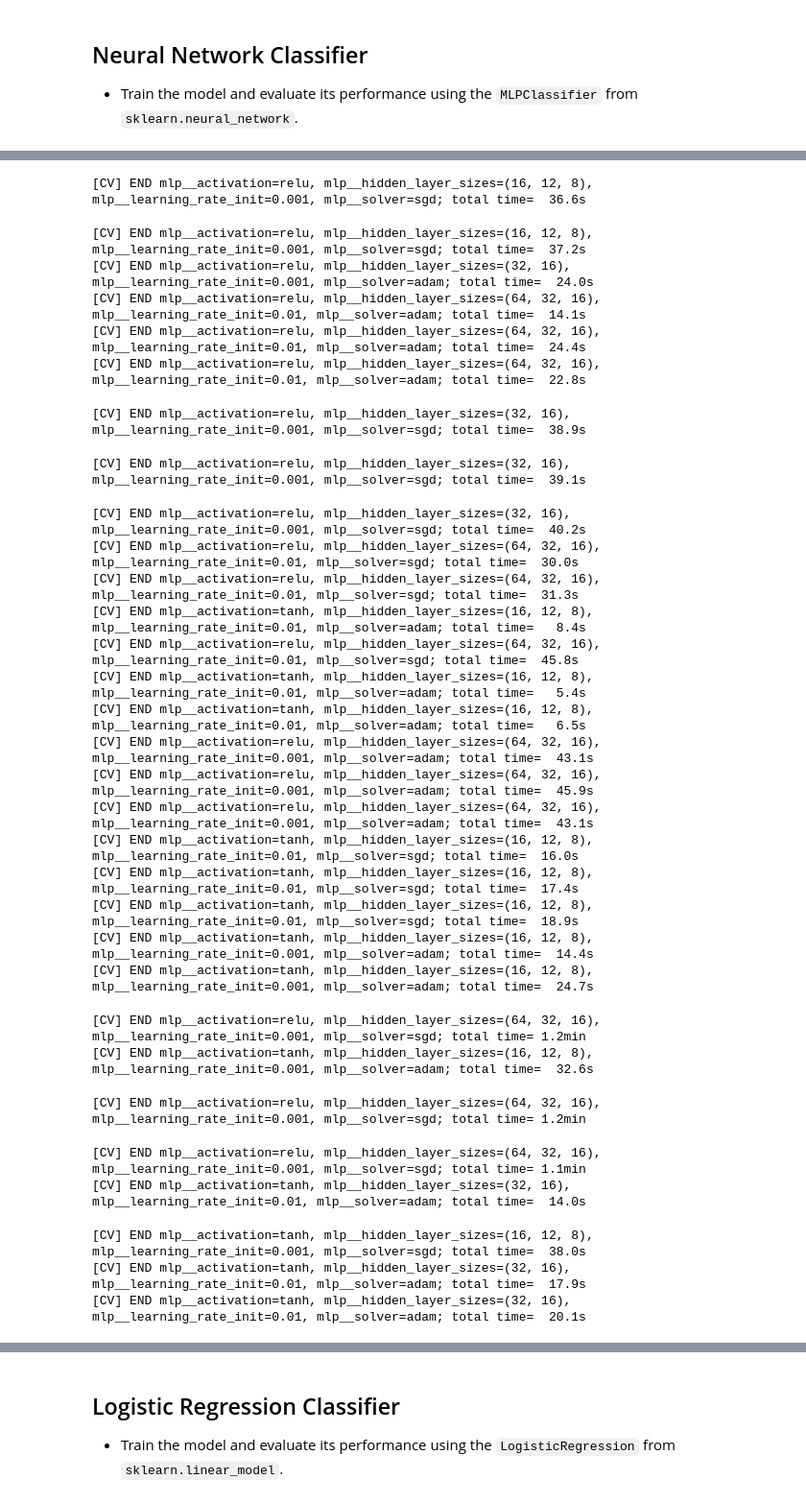
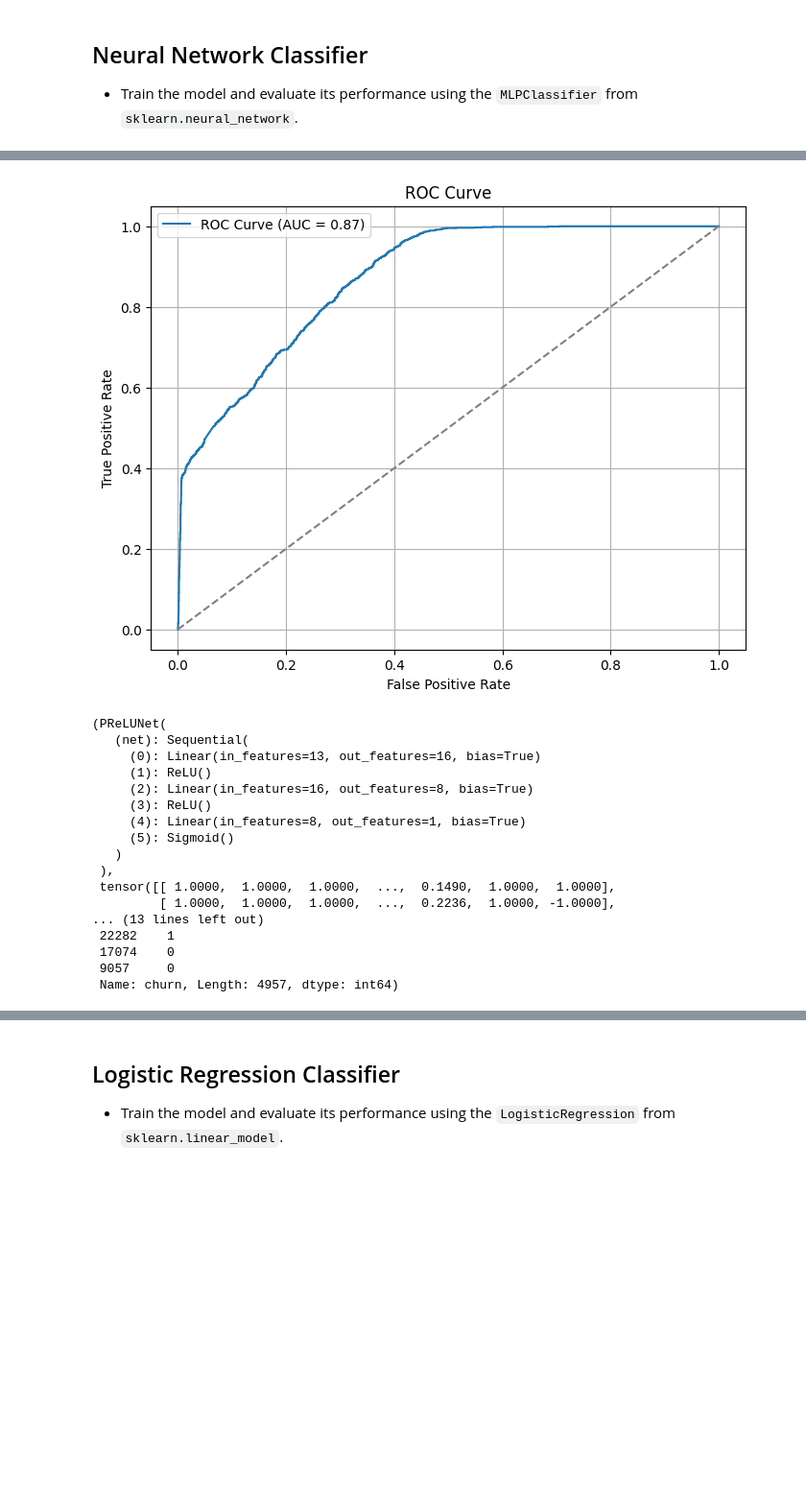
Before and after one commit to 1shaked/year_3, a Jupyter notebook: data mining/Final project Part 2/classfier.ipynb, the cells around one changed output, grey strips where cells are left out. Shown at 96% size. Saved outputs shown, nothing was run; the diff lists cells and outputs as text; code cells hidden in the pictures; blank space fills up the shorter version.

```diff
--- a/data mining/Final project Part 2/classfier.ipynb
+++ b/data mining/Final project Part 2/classfier.ipynb
@@ -596,3 +789,3 @@ Fitting 3 folds for each of 24 candidates, totalling 72 fits
 # %%
-NeuralNetworkClassifierTrain(X_res, y_res, X_test, y_test)
+NeuralNetworkClassifierTrain(X_res, y_res, X_test, y_test, epochs=200, batch_size=256, lr=0.001)
 # %% [output]
@@ -618,31 +809,18 @@ Fitting 3 folds for each of 24 candidates, totalling 72 fits
+[figure, added]
-[CV] END mlp__activation=relu, mlp__hidden_layer_sizes=(16, 12, 8), mlp__learning_rate_init=0.001, mlp__solver=sgd; total time=  36.6s
+(PReLUNet(
+   (net): Sequential(
+     (0): Linear(in_features=13, out_features=16, bias=True)
+     (1): ReLU()
+     (2): Linear(in_features=16, out_features=8, bias=True)
+     (3): ReLU()
+     (4): Linear(in_features=8, out_features=1, bias=True)
+     (5): Sigmoid()
+   )
+ ),
+ tensor([[ 1.0000,  1.0000,  1.0000,  ...,  0.1490,  1.0000,  1.0000],
+         [ 1.0000,  1.0000,  1.0000,  ...,  0.2236,  1.0000, -1.0000],
+... (13 lines left out)
+ 22282    1
+ 17074    0
+ 9057     0
+ Name: churn, Length: 4957, dtype: int64)
-[CV] END mlp__activation=relu, mlp__hidden_layer_sizes=(16, 12, 8), mlp__learning_rate_init=0.001, mlp__solver=sgd; total time=  37.2s
-[CV] END mlp__activation=relu, mlp__hidden_layer_sizes=(32, 16), mlp__learning_rate_init=0.001, mlp__solver=adam; total time=  24.0s
-[CV] END mlp__activation=relu, mlp__hidden_layer_sizes=(64, 32, 16), mlp__learning_rate_init=0.01, mlp__solver=adam; total time=  14.1s
-[CV] END mlp__activation=relu, mlp__hidden_layer_sizes=(64, 32, 16), mlp__learning_rate_init=0.01, mlp__solver=adam; total time=  24.4s
-[CV] END mlp__activation=relu, mlp__hidden_layer_sizes=(64, 32, 16), mlp__learning_rate_init=0.01, mlp__solver=adam; total time=  22.8s
-[CV] END mlp__activation=relu, mlp__hidden_layer_sizes=(32, 16), mlp__learning_rate_init=0.001, mlp__solver=sgd; total time=  38.9s
-[CV] END mlp__activation=relu, mlp__hidden_layer_sizes=(32, 16), mlp__learning_rate_init=0.001, mlp__solver=sgd; total time=  39.1s
-[CV] END mlp__activation=relu, mlp__hidden_layer_sizes=(32, 16), mlp__learning_rate_init=0.001, mlp__solver=sgd; total time=  40.2s
-[CV] END mlp__activation=relu, mlp__hidden_layer_sizes=(64, 32, 16), mlp__learning_rate_init=0.01, mlp__solver=sgd; total time=  30.0s
-[CV] END mlp__activation=relu, mlp__hidden_layer_sizes=(64, 32, 16), mlp__learning_rate_init=0.01, mlp__solver=sgd; total time=  31.3s
-[CV] END mlp__activation=tanh, mlp__hidden_layer_sizes=(16, 12, 8), mlp__learning_rate_init=0.01, mlp__solver=adam; total time=   8.4s
-[CV] END mlp__activation=relu, mlp__hidden_layer_sizes=(64, 32, 16), mlp__learning_rate_init=0.01, mlp__solver=sgd; total time=  45.8s
-[CV] END mlp__activation=tanh, mlp__hidden_layer_sizes=(16, 12, 8), mlp__learning_rate_init=0.01, mlp__solver=adam; total time=   5.4s
-[CV] END mlp__activation=tanh, mlp__hidden_layer_sizes=(16, 12, 8), mlp__learning_rate_init=0.01, mlp__solver=adam; total time=   6.5s
-[CV] END mlp__activation=relu, mlp__hidden_layer_sizes=(64, 32, 16), mlp__learning_rate_init=0.001, mlp__solver=adam; total time=  43.1s
-[CV] END mlp__activation=relu, mlp__hidden_layer_sizes=(64, 32, 16), mlp__learning_rate_init=0.001, mlp__solver=adam; total time=  45.9s
-[CV] END mlp__activation=relu, mlp__hidden_layer_sizes=(64, 32, 16), mlp__learning_rate_init=0.001, mlp__solver=adam; total time=  43.1s
-[CV] END mlp__activation=tanh, mlp__hidden_layer_sizes=(16, 12, 8), mlp__learning_rate_init=0.01, mlp__solver=sgd; total time=  16.0s
-[CV] END mlp__activation=tanh, mlp__hidden_layer_sizes=(16, 12, 8), mlp__learning_rate_init=0.01, mlp__solver=sgd; total time=  17.4s
-[CV] END mlp__activation=tanh, mlp__hidden_layer_sizes=(16, 12, 8), mlp__learning_rate_init=0.01, mlp__solver=sgd; total time=  18.9s
-[CV] END mlp__activation=tanh, mlp__hidden_layer_sizes=(16, 12, 8), mlp__learning_rate_init=0.001, mlp__solver=adam; total time=  14.4s
-[CV] END mlp__activation=tanh, mlp__hidden_layer_sizes=(16, 12, 8), mlp__learning_rate_init=0.001, mlp__solver=adam; total time=  24.7s
-[CV] END mlp__activation=relu, mlp__hidden_layer_sizes=(64, 32, 16), mlp__learning_rate_init=0.001, mlp__solver=sgd; total time= 1.2min
-[CV] END mlp__activation=tanh, mlp__hidden_layer_sizes=(16, 12, 8), mlp__learning_rate_init=0.001, mlp__solver=adam; total time=  32.6s
-[CV] END mlp__activation=relu, mlp__hidden_layer_sizes=(64, 32, 16), mlp__learning_rate_init=0.001, mlp__solver=sgd; total time= 1.2min
-[CV] END mlp__activation=relu, mlp__hidden_layer_sizes=(64, 32, 16), mlp__learning_rate_init=0.001, mlp__solver=sgd; total time= 1.1min
-[CV] END mlp__activation=tanh, mlp__hidden_layer_sizes=(32, 16), mlp__learning_rate_init=0.01, mlp__solver=adam; total time=  14.0s
-[CV] END mlp__activation=tanh, mlp__hidden_layer_sizes=(16, 12, 8), mlp__learning_rate_init=0.001, mlp__solver=sgd; total time=  38.0s
-[CV] END mlp__activation=tanh, mlp__hidden_layer_sizes=(32, 16), mlp__learning_rate_init=0.01, mlp__solver=adam; total time=  17.9s
-[CV] END mlp__activation=tanh, mlp__hidden_layer_sizes=(32, 16), mlp__learning_rate_init=0.01, mlp__solver=adam; total time=  20.1s
```
Also changed, not shown: parts of 13 cells of this notebook.
